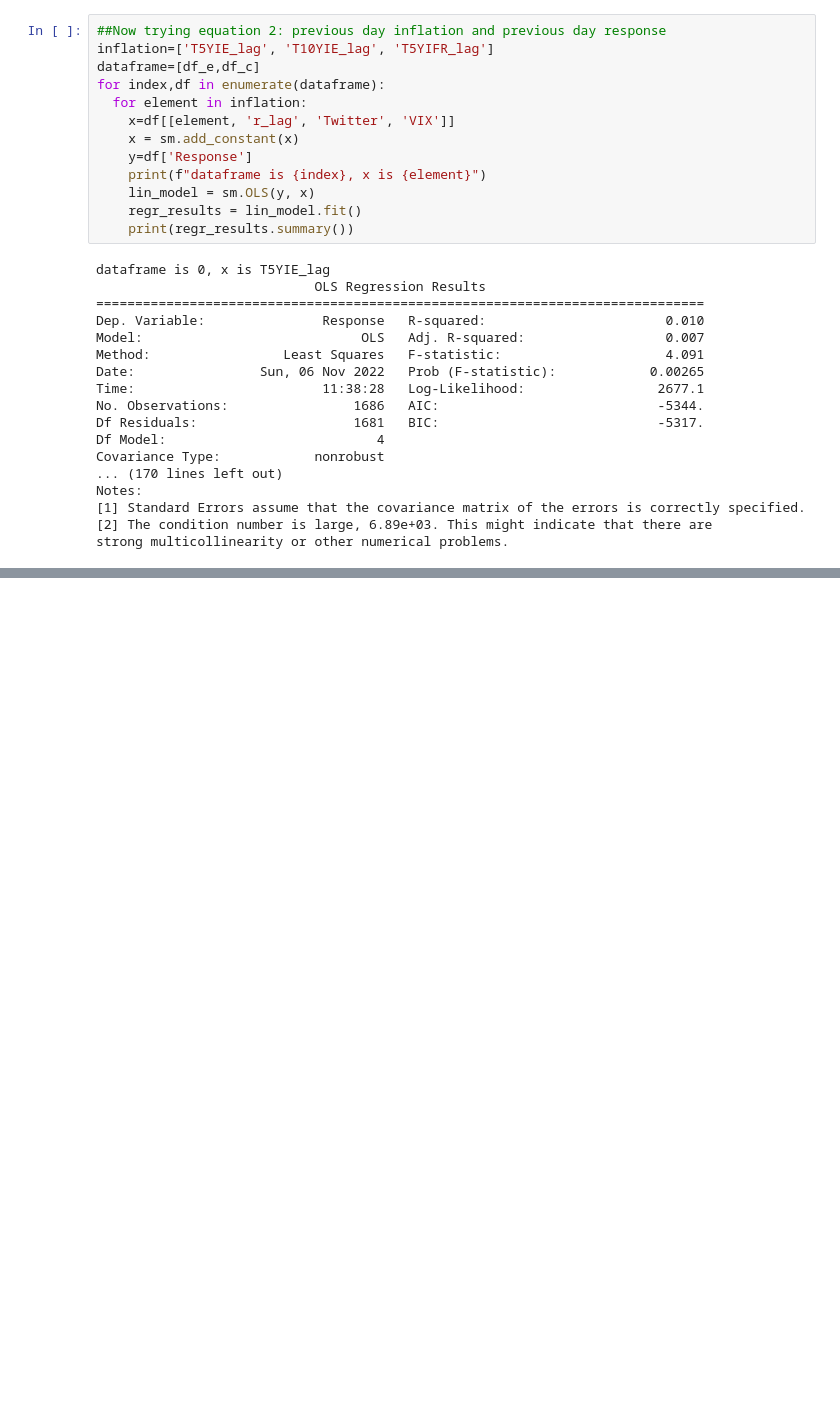
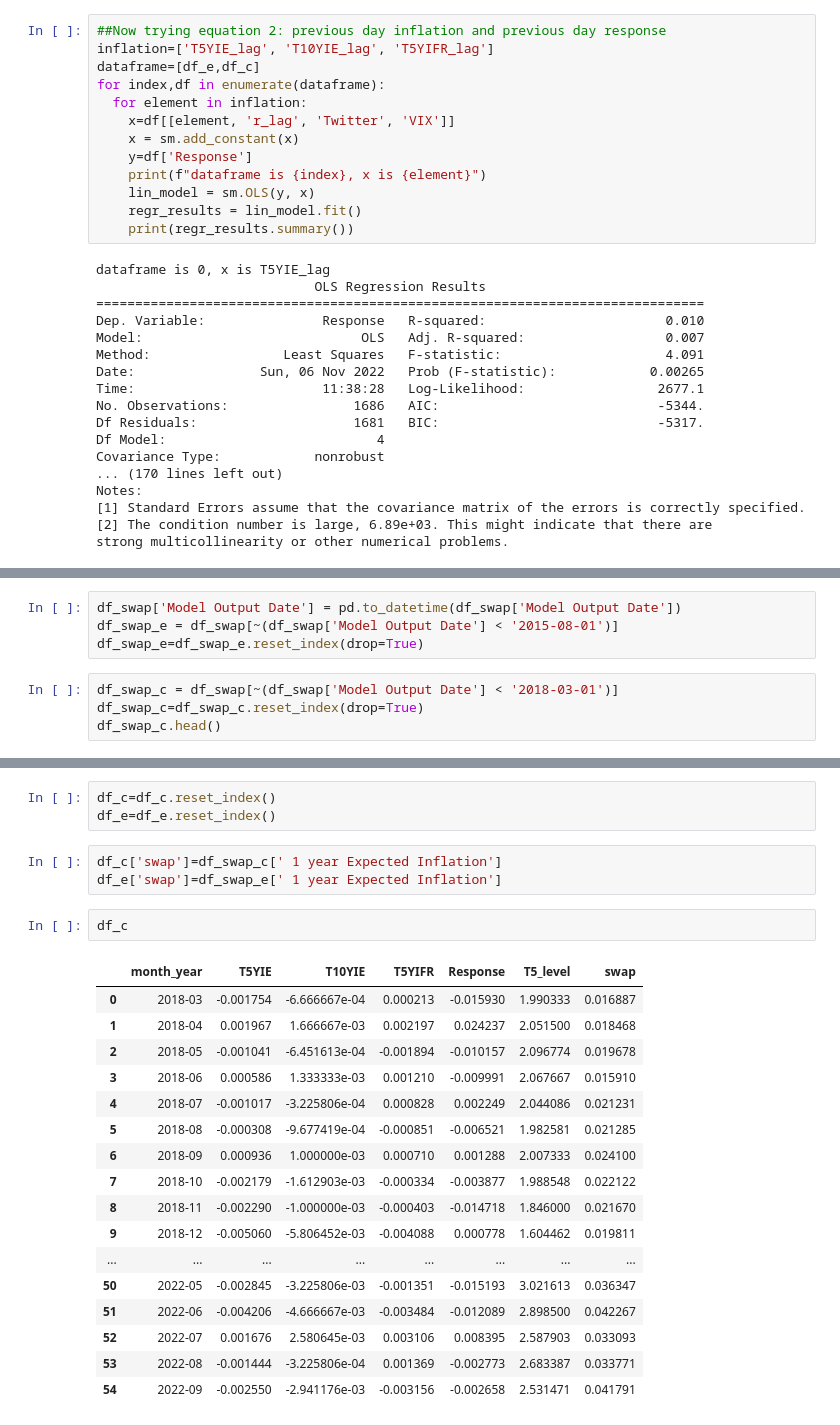
Before and after one commit to jennarempel/Team-ETH, a Jupyter notebook: Data/Fintech.ipynb, the cells around one changed output, grey strips where cells are left out. Saved outputs shown, nothing was run; the diff lists cells and outputs as text; blank space fills up the shorter version.

Commit message:
finished inflation swap regression

```diff
--- a/Data/Fintech.ipynb
+++ b/Data/Fintech.ipynb
@@ -631,0 +690,8 @@ strong multicollinearity or other numerical problems.
+# %%
+df_swap['Model Output Date'] = pd.to_datetime(df_swap['Model Output Date'])
+df_swap_e = df_swap[~(df_swap['Model Output Date'] < '2015-08-01')]
+df_swap_e=df_swap_e.reset_index(drop=True)
+# %%
+df_swap_c = df_swap[~(df_swap['Model Output Date'] < '2018-03-01')]
+df_swap_c=df_swap_c.reset_index(drop=True)
+df_swap_c.head()
@@ -631,0 +706,26 @@ strong multicollinearity or other numerical problems.
+# %%
+df_c=df_c.reset_index()
+df_e=df_e.reset_index()
+# %%
+df_c['swap']=df_swap_c[' 1 year Expected Inflation']
+df_e['swap']=df_swap_e[' 1 year Expected Inflation']
+# %%
+df_c
+# %% [output]
+|  | month_year | T5YIE | T10YIE | T5YIFR | Response | T5_level | swap |
+| 0 | 2018-03 | -0.001754 | -6.666667e-04 | 0.000213 | -0.015930 | 1.990333 | 0.016887 |
+| 1 | 2018-04 | 0.001967 | 1.666667e-03 | 0.002197 | 0.024237 | 2.051500 | 0.018468 |
+| 2 | 2018-05 | -0.001041 | -6.451613e-04 | -0.001894 | -0.010157 | 2.096774 | 0.019678 |
+| 3 | 2018-06 | 0.000586 | 1.333333e-03 | 0.001210 | -0.009991 | 2.067667 | 0.015910 |
+| 4 | 2018-07 | -0.001017 | -3.225806e-04 | 0.000828 | 0.002249 | 2.044086 | 0.021231 |
+| 5 | 2018-08 | -0.000308 | -9.677419e-04 | -0.000851 | -0.006521 | 1.982581 | 0.021285 |
+| 6 | 2018-09 | 0.000936 | 1.000000e-03 | 0.000710 | 0.001288 | 2.007333 | 0.024100 |
+| 7 | 2018-10 | -0.002179 | -1.612903e-03 | -0.000334 | -0.003877 | 1.988548 | 0.022122 |
+| 8 | 2018-11 | -0.002290 | -1.000000e-03 | -0.000403 | -0.014718 | 1.846000 | 0.021670 |
+| 9 | 2018-12 | -0.005060 | -5.806452e-03 | -0.004088 | 0.000778 | 1.604462 | 0.019811 |
+| ... | ... | ... | ... | ... | ... | ... | ... |
+| 50 | 2022-05 | -0.002845 | -3.225806e-03 | -0.001351 | -0.015193 | 3.021613 | 0.036347 |
+| 51 | 2022-06 | -0.004206 | -4.666667e-03 | -0.003484 | -0.012089 | 2.898500 | 0.042267 |
+| 52 | 2022-07 | 0.001676 | 2.580645e-03 | 0.003106 | 0.008395 | 2.587903 | 0.033093 |
+| 53 | 2022-08 | -0.001444 | -3.225806e-04 | 0.001369 | -0.002773 | 2.683387 | 0.033771 |
+| 54 | 2022-09 | -0.002550 | -2.941176e-03 | -0.003156 | -0.002658 | 2.531471 | 0.041791 |
```
Also changed, not shown: parts of 11 cells of this notebook.
